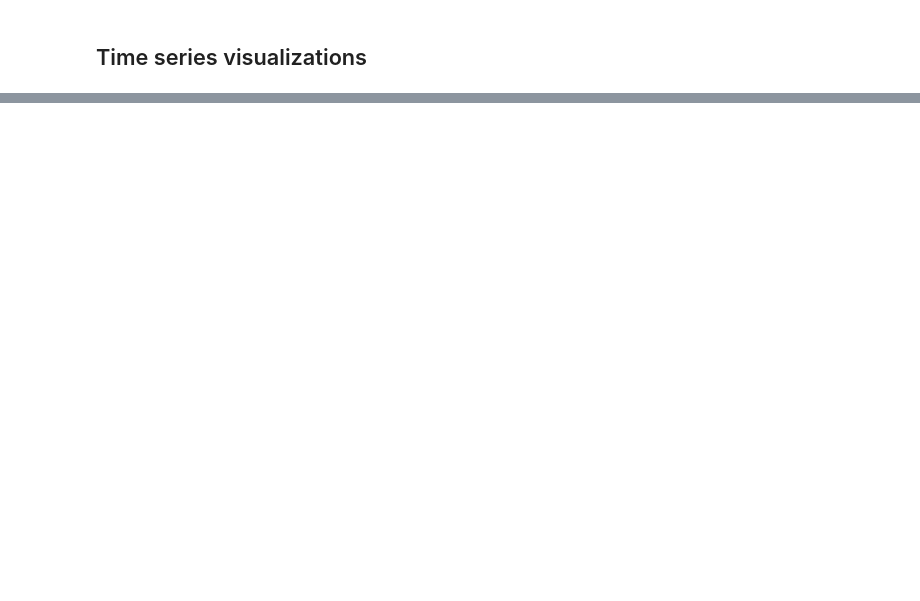
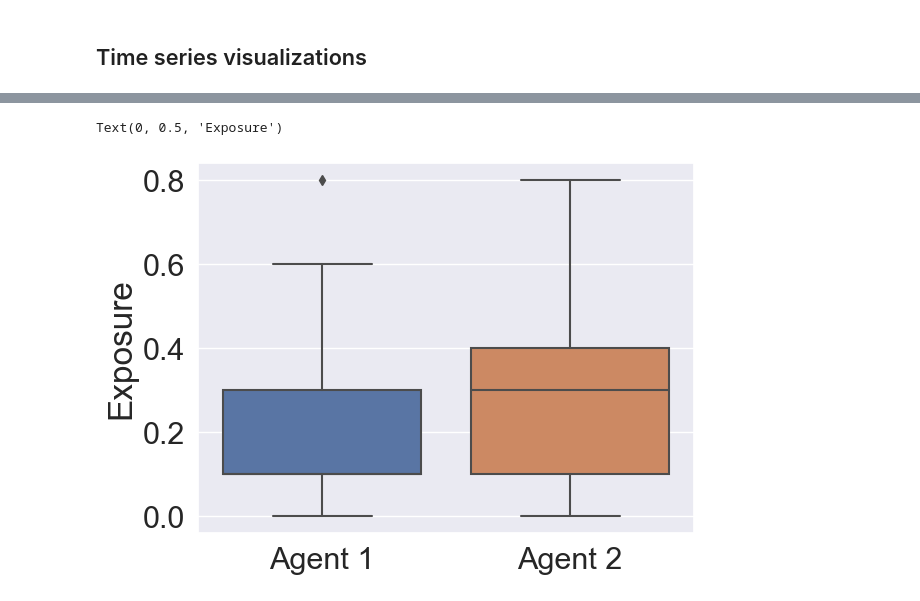
Before and after one commit to that-recsys-lab/scruf_d, a Jupyter notebook: jupyter/process_scruf_output.ipynb, the cells around one changed output, grey strips where cells are left out. Cells and saved outputs as stored; diff of their text form; code cells hidden in the pictures; blank space fills up the shorter version.

```diff
--- a/jupyter/process_scruf_output.ipynb
+++ b/jupyter/process_scruf_output.ipynb
@@ -182,2 +99,9 @@ sb.boxplot(output_df.nDCG)
+# %%
+ax = sb.boxplot([output_df[('Exposure', '1')], output_df[('Exposure', '2')]])
+ax.set_xticklabels(['Agent 1', 'Agent 2'])
+plt.ylabel('Exposure')
+# %% [output]
+Text(0, 0.5, 'Exposure')
+[figure, added]
 # %%
 output_df.to_csv('sample_output.csv')
```
Also changed, not shown: parts of 12 cells of this notebook, 2 other files.
